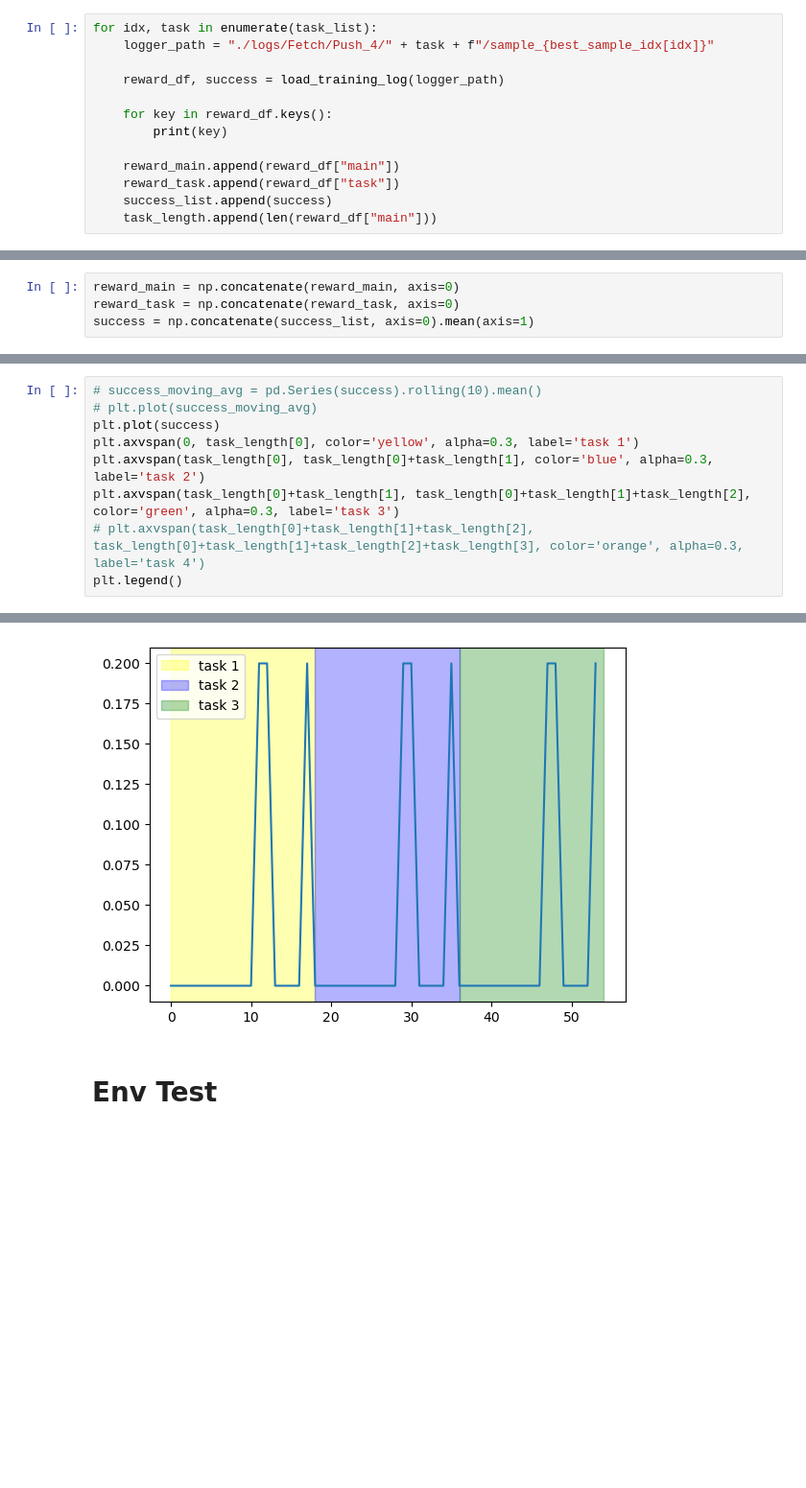
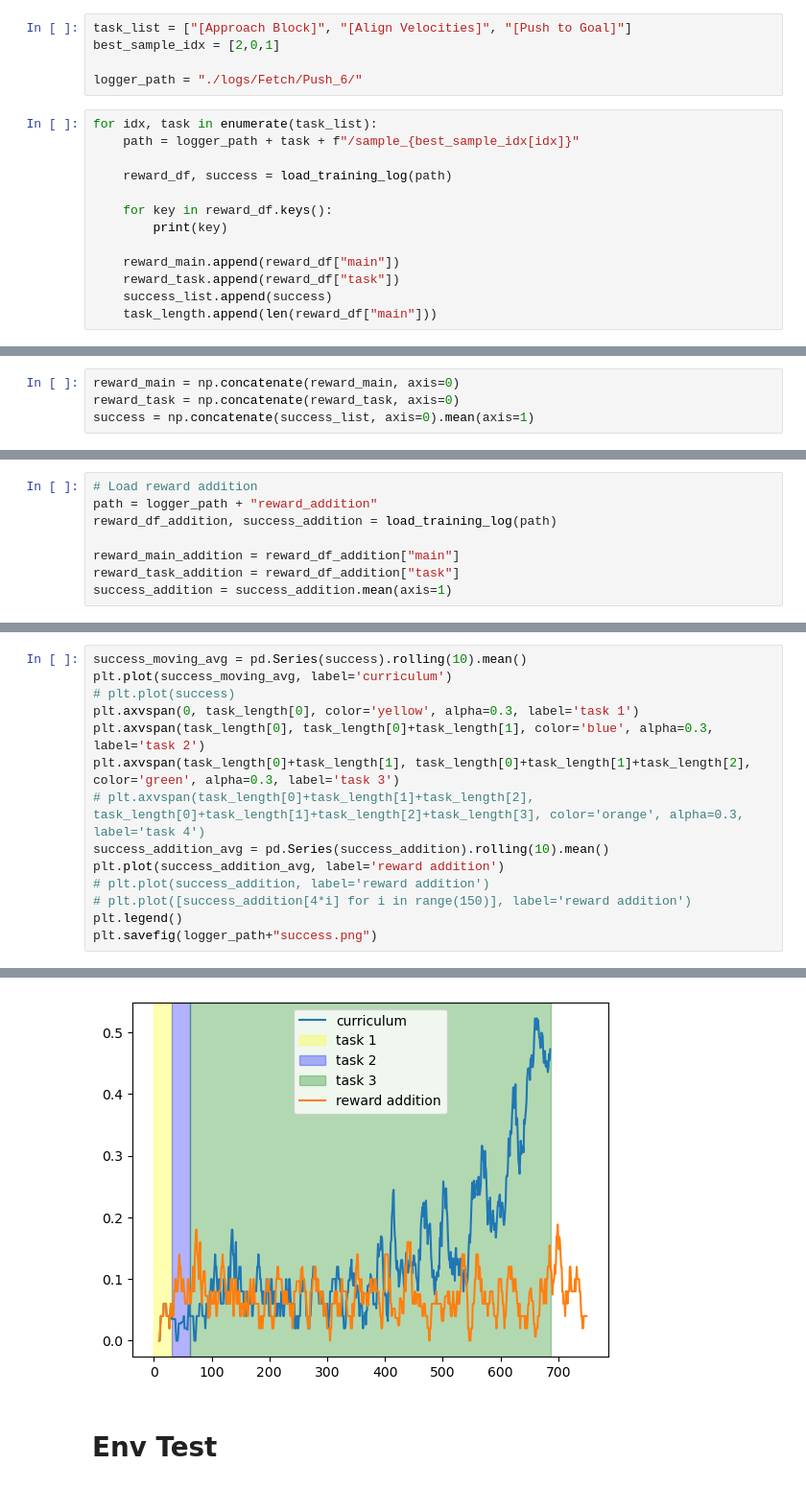
Before and after one commit to labicon/CurricuLLM, a Jupyter notebook: learning_plot.ipynb, the cells around one changed output, grey strips where cells are left out. Shown at 96% size. Saved outputs shown, nothing was run; the diff lists cells and outputs as text; blank space fills up the shorter version.

```diff
--- a/learning_plot.ipynb
+++ b/learning_plot.ipynb
@@ -48,8 +45,13 @@ best_sample_idx = [2,2,1]
+# %%
+task_list = ["[Approach Block]", "[Align Velocities]", "[Push to Goal]"]
+best_sample_idx = [2,0,1]
+
+logger_path = "./logs/Fetch/Push_6/"
 # %%
 for idx, task in enumerate(task_list):
-    logger_path = "./logs/Fetch/Push_4/" + task + f"/sample_{best_sample_idx[idx]}"
+    path = logger_path + task + f"/sample_{best_sample_idx[idx]}"
 
-    reward_df, success = load_training_log(logger_path)
+    reward_df, success = load_training_log(path)
 
     for key in reward_df.keys():
         print(key)
@@ -83 +80,9 @@ success = np.concatenate(success_list, axis=0).mean(axis=1)
+# %%
+# Load reward addition
+path = logger_path + "reward_addition"
+reward_df_addition, success_addition = load_training_log(path)
+
+reward_main_addition = reward_df_addition["main"]
+reward_task_addition = reward_df_addition["task"]
+success_addition = success_addition.mean(axis=1)
 # %%
@@ -103,10 +111,15 @@ plt.legend()
 # %%
-# success_moving_avg = pd.Series(success).rolling(10).mean()
-# plt.plot(success_moving_avg)
-plt.plot(success)
+success_moving_avg = pd.Series(success).rolling(10).mean()
+plt.plot(success_moving_avg, label='curriculum')
+# plt.plot(success)
 plt.axvspan(0, task_length[0], color='yellow', alpha=0.3, label='task 1')
 plt.axvspan(task_length[0], task_length[0]+task_length[1], color='blue', alpha=0.3, label='task 2')
 plt.axvspan(task_length[0]+task_length[1], task_length[0]+task_length[1]+task_length[2], color='green', alpha=0.3, label='task 3')
 # plt.axvspan(task_length[0]+task_length[1]+task_length[2], task_length[0]+task_length[1]+task_length[2]+task_length[3], color='orange', alpha=0.3, label='task 4')
+success_addition_avg = pd.Series(success_addition).rolling(10).mean()
+plt.plot(success_addition_avg, label='reward addition')
+# plt.plot(success_addition, label='reward addition')
+# plt.plot([success_addition[4*i] for i in range(150)], label='reward addition')
 plt.legend()
+plt.savefig(logger_path+"success.png")
 # %% [output]
@@ -114,4 +126,4 @@ plt.legend()
-[figure, old version]
+[figure, new version]
 # %% [markdown]
 # Env Test
 # %%
```
Also changed, not shown: parts of 7 cells of this notebook, 14 other files.
